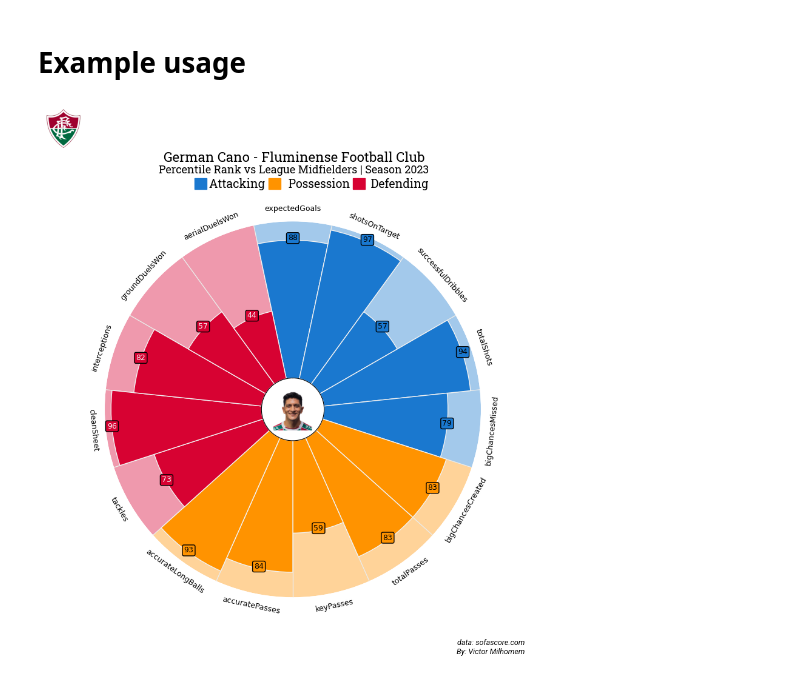
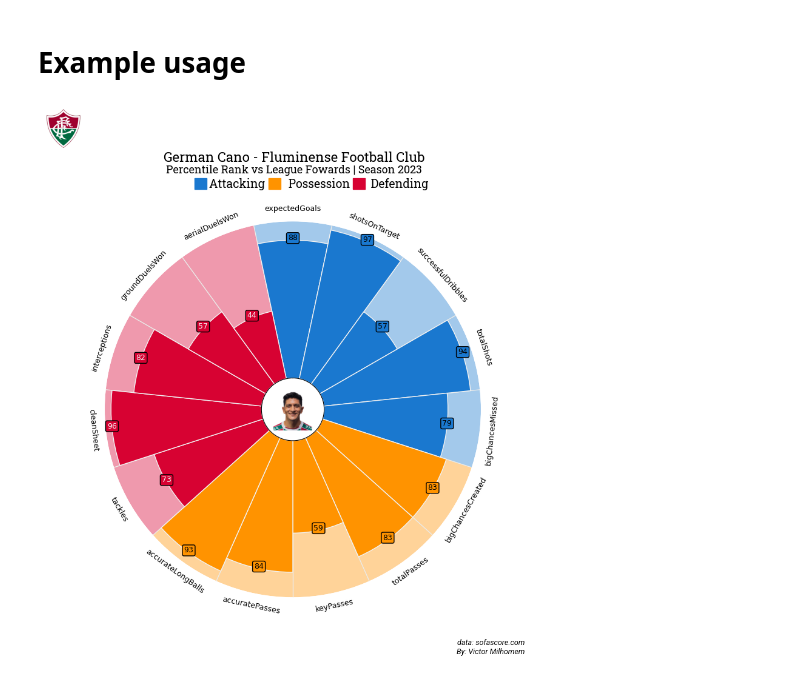
Before and after one commit to VictorMilhomem/Sofascore-Plots-Notebooks, a Jupyter notebook: src/pizza_plot.ipynb, the cells around one changed output. Drawn from its saved outputs; the diff is of its cells as text; code cells hidden in the pictures.

Commit message:
image subtitle

```diff
--- a/src/pizza_plot.ipynb
+++ b/src/pizza_plot.ipynb
@@ -169,25 +169,25 @@ params = get_params_list(merged_df, cols_filter)
 # %%
 player_id = 33238
 team_id = 1961
 player = get_player(player_id, merged_df, cols_filter)
 values = calculate_percintiles(params, merged_df, player)
 
 # Define your parameters
 slice_colors = ["#1A78CF"] * 5 + ["#FF9300"] * 5 + ["#D70232"] * 5
 text_colors = ["#000000"] * 10 + ["#F2F2F2"] * 5
 player_image_path = f'players_images\\Brazil\\{player_id}.png'
 team_image_path = f'teams_images\\Brazil\\{team_id}.png'
 
 # open image
 player_image = Image.open(player_image_path)
 team_image = Image.open(team_image_path)
 
 
 # Create the PyPizza plot
 title = "German Cano - Fluminense Football Club"
-subtitle = "Percentile Rank vs League Midfielders | Season 2023"
+subtitle = "Percentile Rank vs League Fowards | Season 2023"
 
 create_pizza_plot(values, params, title, subtitle, slice_colors, text_colors, player_image, team_image)
 plt.show()
 # %% [output]
-[figure, old version]
+[figure, new version]
```
Also changed, not shown: 1 other file.
